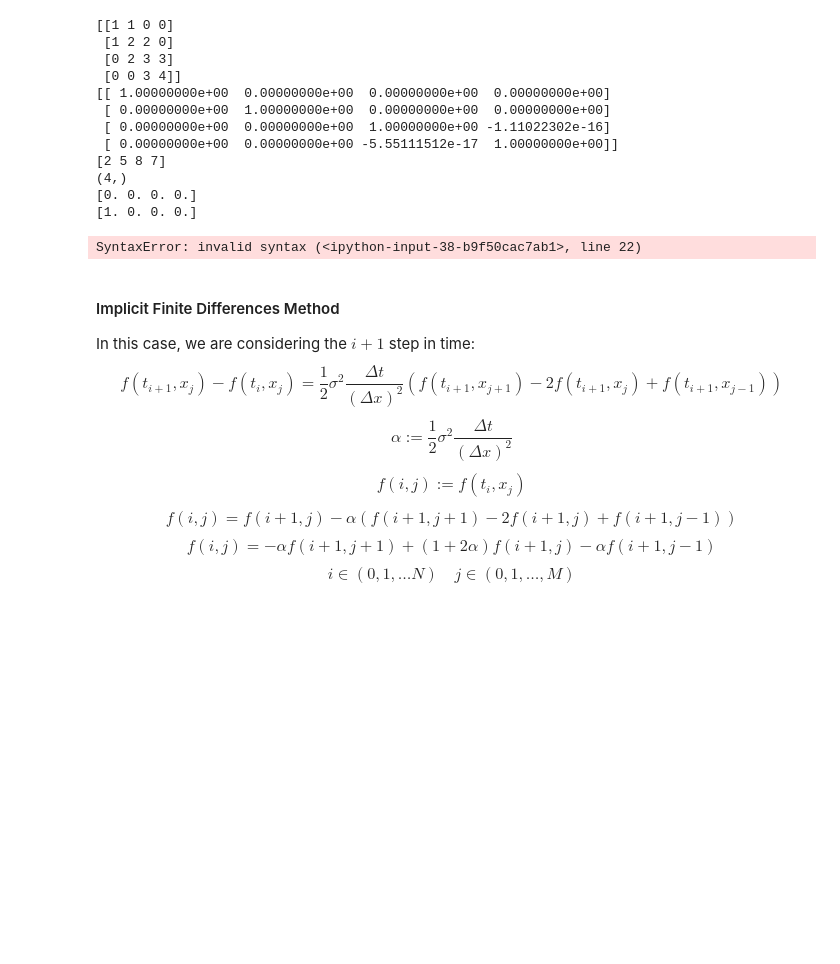
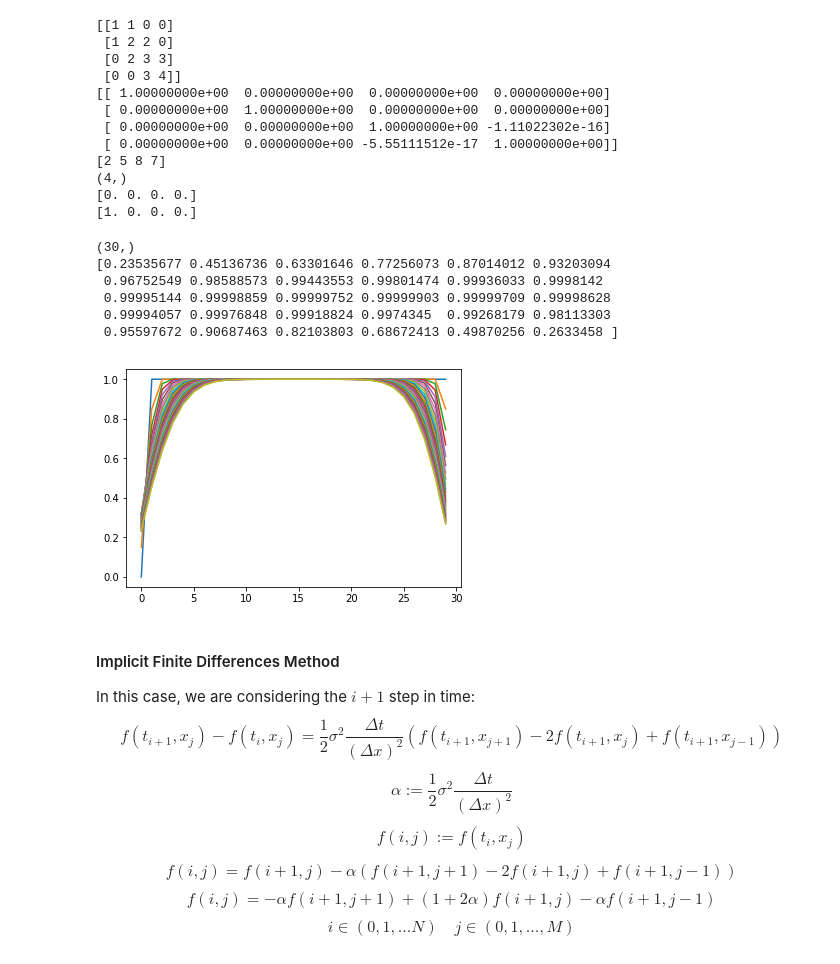
Before and after one commit to TopsyKret69/PythonNumericalMethods, a Jupyter notebook: iPython Lecture - Basic PDEs in Finance.ipynb, the cells around one changed output. Saved outputs shown, nothing was run; the diff lists cells and outputs as text; code cells hidden in the pictures; blank space fills up the shorter version.

```diff
--- a/iPython Lecture - Basic PDEs in Finance.ipynb
+++ b/iPython Lecture - Basic PDEs in Finance.ipynb
@@ -228,35 +228,41 @@ print(e)
 # %%
 #Given the above PDE
 
 def heatEquationSolver_MatrixIteration(N,M,t_max,x_max,sigma,T0):
     dx = x_max/M
     dt = t_max/N
     x = np.arange(0,x_max+dx,dx)
     t = np.arange(0,t_max+dt,dt)
     f = np.zeros([N,M])
     f[0,:] = T0
     f[:,0] = 0
     alpha = 0.5*sigma*sigma * dt/(dx * dx)
     A = np.diag([1-2*alpha]*(M),k=0) + np.diag([alpha]*(M-1), k=1) + np.diag([alpha]*(M-1), k=-1)
     for n in range(0,N-1):
             f[n+1,:] = A.dot(f[n,:])
     return t,f,alpha
 
 y,X_matrix,a = heatEquationSolver_MatrixIteration(N,M,t_max,x_max,sigma,T0)
 
 print(np.shape(X_matrix[N-1,:]))
 print(X_matrix[N-1,:])
 
-for i in range(0,N-1)
+for i in range(0,N-1):
     plt.plot(X_matrix[i,:])
 
 plt.show()
 #for i in np.arange(0,N-1,1):
 #    plt.plot(X_matrix[i,:])
 #plt.xlim(y[0],y[-1])
 #plt.show()
 # %% [output]
-SyntaxError: invalid syntax (<ipython-input-38-b9f50cac7ab1>, line 22)
+(30,)
+[0.23535677 0.45136736 0.63301646 0.77256073 0.87014012 0.93203094
+ 0.96752549 0.98588573 0.99443553 0.99801474 0.99936033 0.9998142
+ 0.99995144 0.99998859 0.99999752 0.99999903 0.99999709 0.99998628
+ 0.99994057 0.99976848 0.99918824 0.9974345  0.99268179 0.98113303
+ 0.95597672 0.90687463 0.82103803 0.68672413 0.49870256 0.2633458 ]
+[figure, added]
 # %% [markdown]
 #### Implicit Finite Differences Method
 
```
